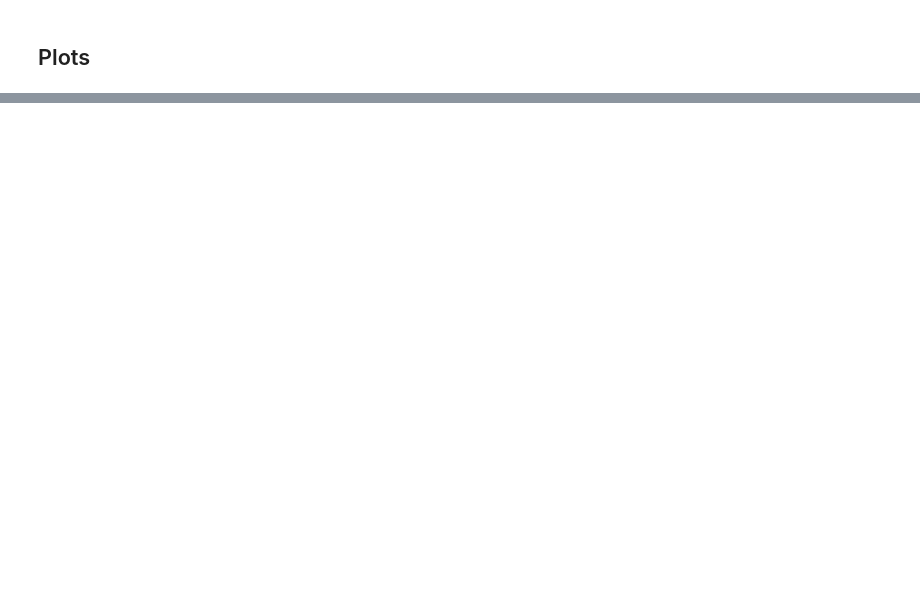
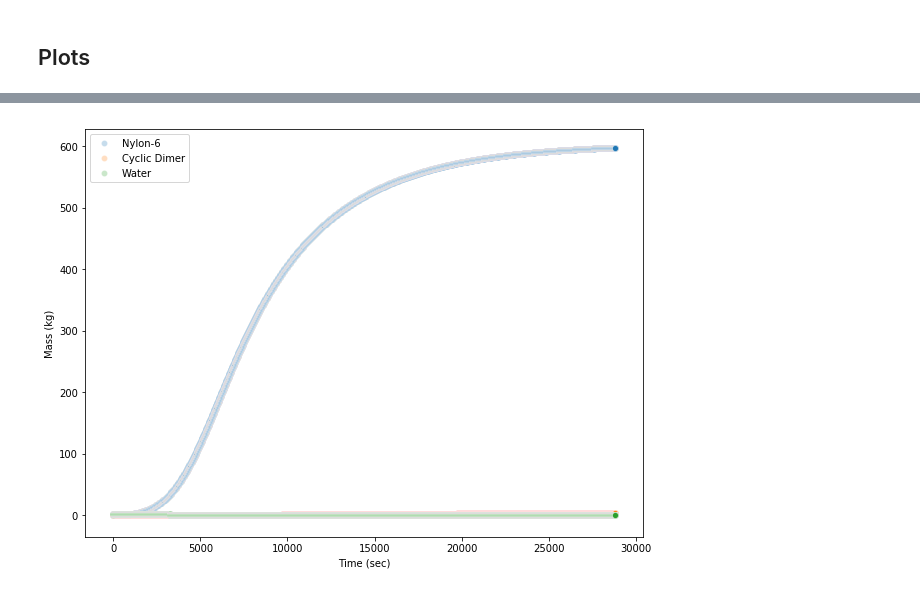
Before and after one commit to cir26/batch-sim, a Jupyter notebook: FiniteDiff_Nylon6_SIM.ipynb, the cells around one changed output, grey strips where cells are left out. Saved outputs shown, nothing was run; the diff lists cells and outputs as text; code cells hidden in the pictures; blank space fills up the shorter version.

```diff
--- a/FiniteDiff_Nylon6_SIM.ipynb
+++ b/FiniteDiff_Nylon6_SIM.ipynb
@@ -109,6 +131,10 @@ def nextk_prime(const,index):
 # number-average degree of polymerization generator
 def next_xn(index):
     return (BACA[index]+TCOOH[index]+TNH2[index]+P_1[index])/(TNH2[index]+TAA[index]+P_1[index])
+
+# number-average molecular weight (kg/mol)
+def next_mn(index):
+    return ((BACA[index]*MW['BACA'])+(TCOOH[index]*MW['TCOOH'])+(TNH2[index]*MW['TNH2'])+(TAA[index]*MW['TAA'])+(TCHA[index]*MW['TCHA'])+(P_1[index]*MW['P_1']))/(P_1[index]+TNH2[index]+TAA[index])
 # %%
 # define difference equations
 
@@ -227,2 +307,11 @@ df = pd.DataFrame({'t':t,
 # %% [markdown]
 ## Plots
+# %%
+# plot number-average molecular weight over time
+fig,ax = plt.subplots(figsize=(10,7.5))
+sns.scatterplot(x="t", y="m_n", data=df, ax=ax,label="Nylon-6",alpha=0.25)
+plt.ylabel("Molecular weight (kg/mol)")
+plt.xlabel("Time (sec)")
+#plt.xlim(0,21600)
+plt.legend()
+plt.show()
@@ -228,0 +320,23 @@ df = pd.DataFrame({'t':t,
+# %%
+# plot product mass over time
+fig,ax1 = plt.subplots(figsize=(10,7.5))
+# ax1.set_ylabel(ylabel='Polymer mass (kg)')
+# ax1.set_xlabel(xlabel="Time(sec)")
+# sns.scatterplot(df["t"], df["polymer_mass"], ax=ax1, label="Nylon-6",color='xkcd:brick red')
+
+# ax2 = ax.twinx()
+# ax2.set_ylabel(ylabel='By-product/Water mass (kg)')
+# ax.set_xlabel(xlabel="Time(sec)")
+# ax2.plot(df["t"], df["byproduct_mass"],label="Cyclic Dimer",color='xkcd:slate grey')
+# ax2.plot(df["t"], df["water_mass"],label="Water",color='xkcd:twilight blue')
+
+sns.scatterplot(x="t", y="polymer_mass", data=df, ax=ax1,label="Nylon-6",alpha=0.25)
+sns.scatterplot(x="t", y="byproduct_mass", data=df, ax=ax1,label="Cyclic Dimer",alpha=0.25)
+sns.scatterplot(x="t", y="water_mass", data=df, ax=ax1,label="Water",alpha=0.25)
+plt.ylabel("Mass (kg)")
+plt.xlabel("Time (sec)")
+#plt.xlim(0,21600)
+ax.figure.legend()
+plt.show()
+# %% [output]
+[figure, added]
```
Also changed, not shown: parts of 23 cells of this notebook, 1 other file.
